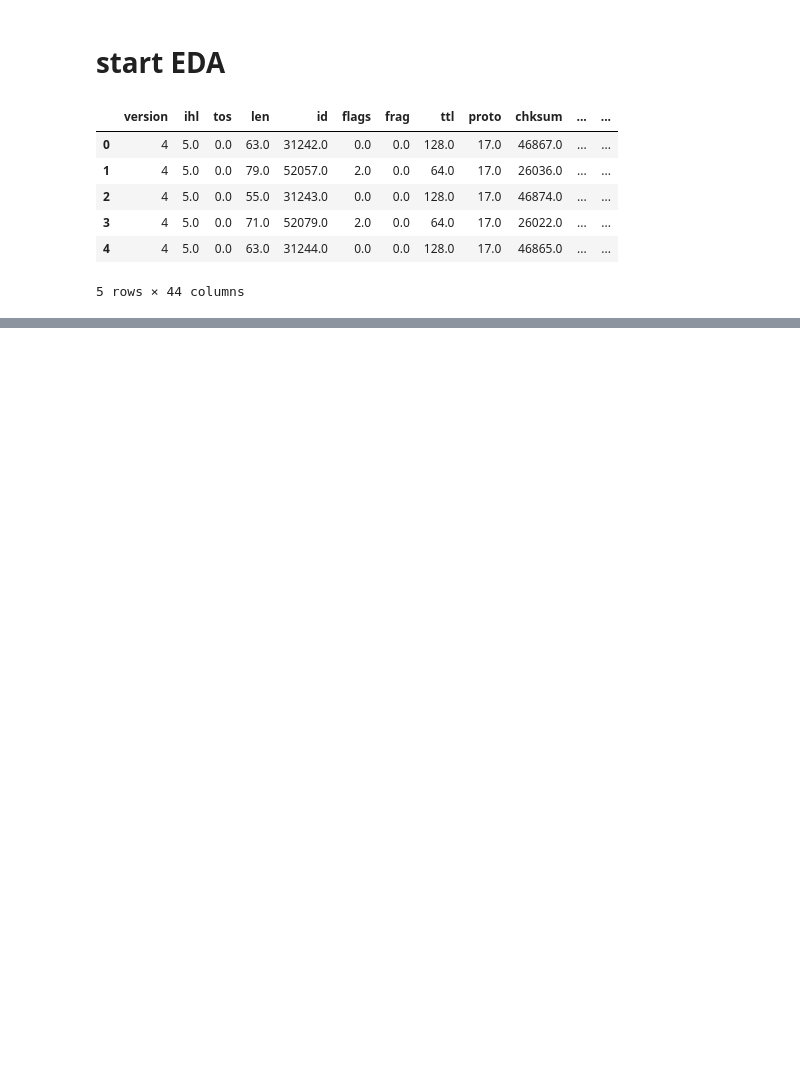
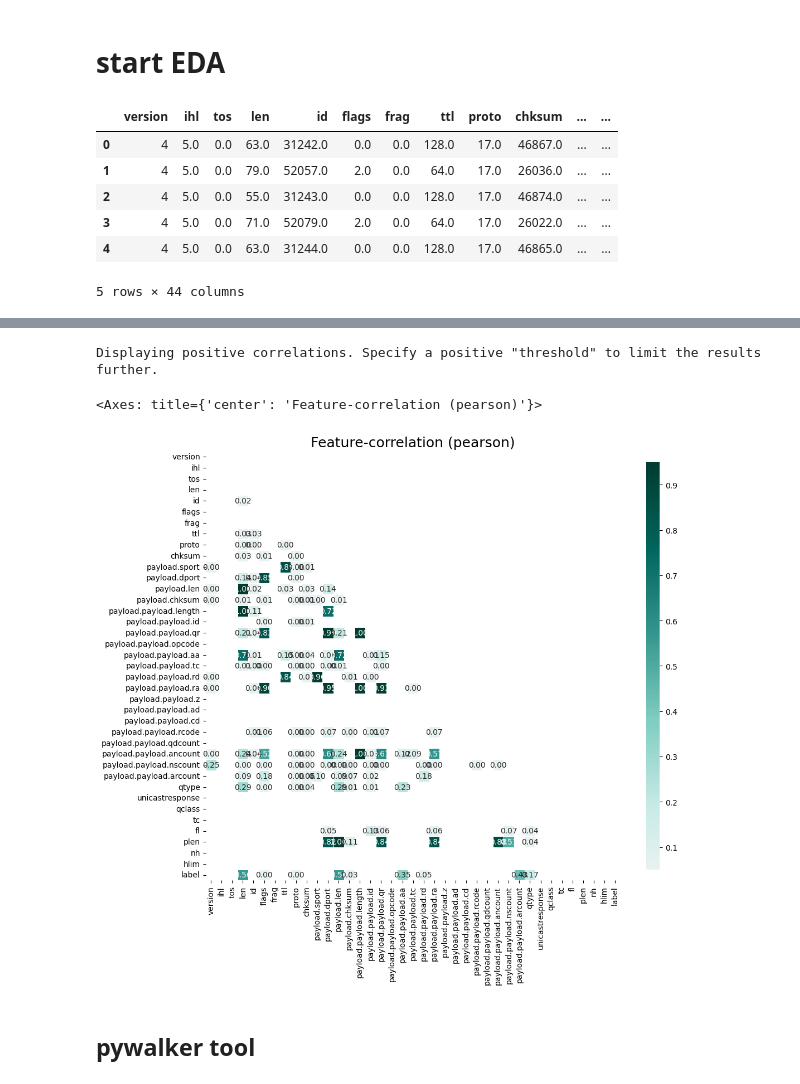
Before and after one commit to marksbluth/ML_course, a Jupyter notebook: day_1_dns/EDA.ipynb, the cells around one changed output, grey strips where cells are left out. Drawn from its saved outputs; the diff is of its cells as text; code cells hidden in the pictures; blank space fills up the shorter version.

```diff
--- a/day_1_dns/EDA.ipynb
+++ b/day_1_dns/EDA.ipynb
@@ -121,3 +221,11 @@ profile.to_notebook_iframe() # To display in Jupyter Notebook
+# %%
+klib.corr_plot(df_all_happy_path, split='pos')
+# %% [output]
+Displaying positive correlations. Specify a positive "threshold" to limit the results further.
+<Axes: title={'center': 'Feature-correlation (pearson)'}>
+[figure, added]
+# %% [markdown]
+## pywalker tool
 # %%
 import pygwalker as pyg
 
```
Also changed, not shown: parts of 23 cells of this notebook, 2 other files.
